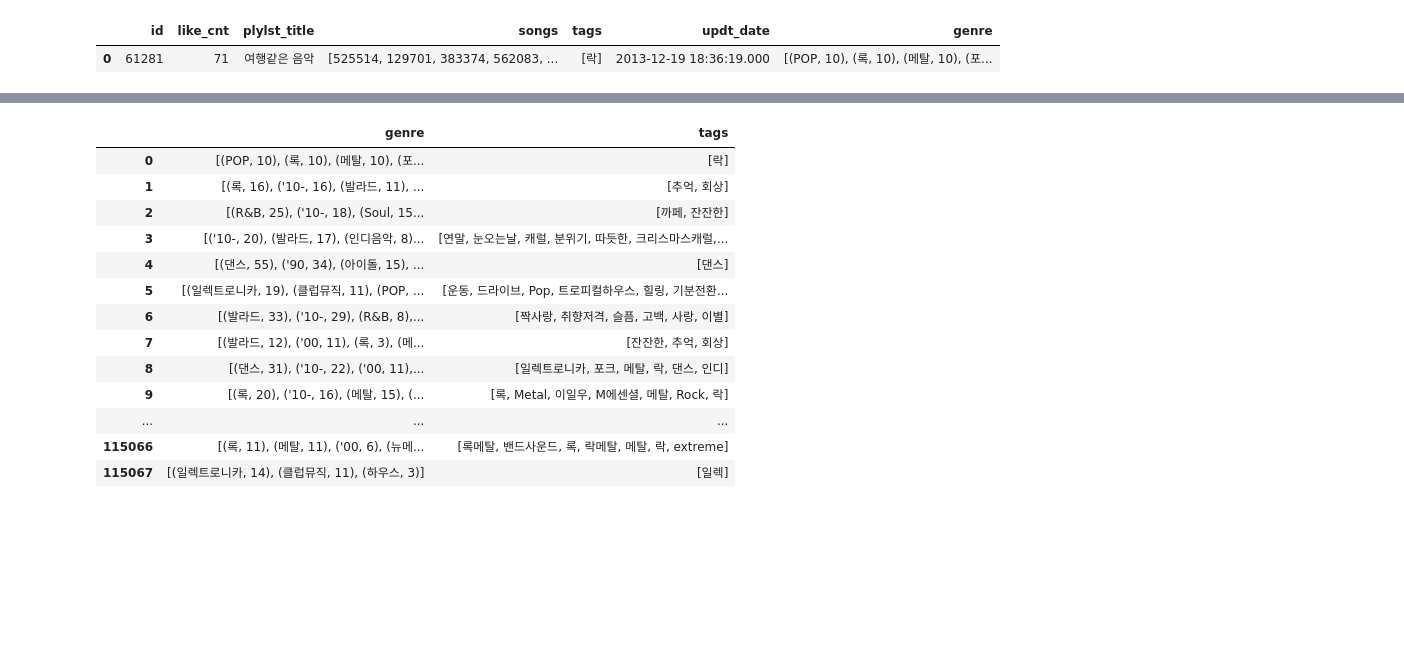
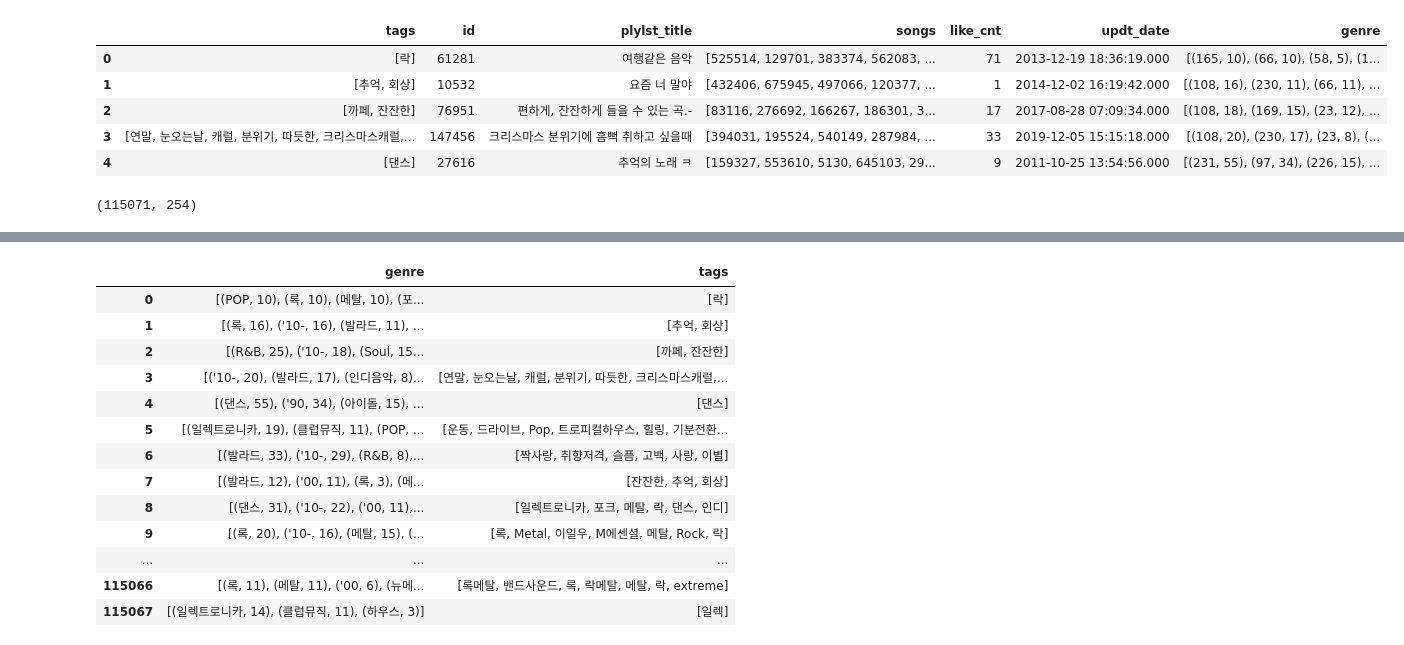
Before and after one commit to long8v/coldmelon, a Jupyter notebook: eda/eda_genre.ipynb, the cells around one changed output, grey strips where cells are left out. Cells and saved outputs as stored; diff of their text form; code cells hidden in the pictures; blank space fills up the shorter version.

```diff
--- a/eda/eda_genre.ipynb
+++ b/eda/eda_genre.ipynb
@@ -26,0 +116,6 @@ song_id_genre = dict(zip(song_meta_dropna['id'], song_meta_dropna['song_gn_word_
+# %%
+song_meta_dropna = song_meta.dropna(subset=['song_gn_word_split'])
+
+# song_id_genre = dict(zip(song_meta_dropna['id'], song_meta_dropna['song_gn_word_split']))
+song_id_genre = dict(zip(song_meta['id'], song_meta['song_gn_code']))
+song_id_genre
@@ -35,7 +147,17 @@ print('태그 내에 들어있는 장르 이름들 :', set(tag_count).intersecti
 # %%
 train['genre'] = train.songs.apply(lambda e: Counter(itertools.chain(*list(map(lambda x: song_id_genre[x], e)))).most_common())
+train.head()
+# %% [output]
+|  | tags | id | plylst_title | songs | like_cnt | updt_date | genre |
+| 0 | [락] | 61281 | 여행같은 음악 | [525514, 129701, 383374, 562083, ... | 71 | 2013-12-19 18:36:19.000 | [(165, 10), (66, 10), (58, 5), (1... |
+| 1 | [추억, 회상] | 10532 | 요즘 너 말야 | [432406, 675945, 497066, 120377, ... | 1 | 2014-12-02 16:19:42.000 | [(108, 16), (230, 11), (66, 11), ... |
+| 2 | [까페, 잔잔한] | 76951 | 편하게, 잔잔하게 들을 수 있는 곡.- | [83116, 276692, 166267, 186301, 3... | 17 | 2017-08-28 07:09:34.000 | [(108, 18), (169, 15), (23, 12), ... |
+| 3 | [연말, 눈오는날, 캐럴, 분위기, 따듯한, 크리스마스캐럴,... | 147456 | 크리스마스 분위기에 흠뻑 취하고 싶을때 | [394031, 195524, 540149, 287984, ... | 33 | 2019-12-05 15:15:18.000 | [(108, 20), (230, 17), (23, 8), (... |
+| 4 | [댄스] | 27616 | 추억의 노래 ㅋ | [159327, 553610, 5130, 645103, 29... | 9 | 2011-10-25 13:54:56.000 | [(231, 55), (97, 34), (226, 15), ... |
-# %%
-train.head(1)
-# %% [output]
-|  | id | like_cnt | plylst_title | songs | tags | updt_date | genre |
-| 0 | 61281 | 71 | 여행같은 음악 | [525514, 129701, 383374, 562083, ... | [락] | 2013-12-19 18:36:19.000 | [(POP, 10), (록, 10), (메탈, 10), (포... |
+# %%
+import numpy as np
+
+genre_onehot = np.zeros((len(train), len(genre_id_word)))
+genre_onehot.shape
+# %% [output]
+(115071, 254)
```
Also changed, not shown: parts of 18 cells of this notebook.
